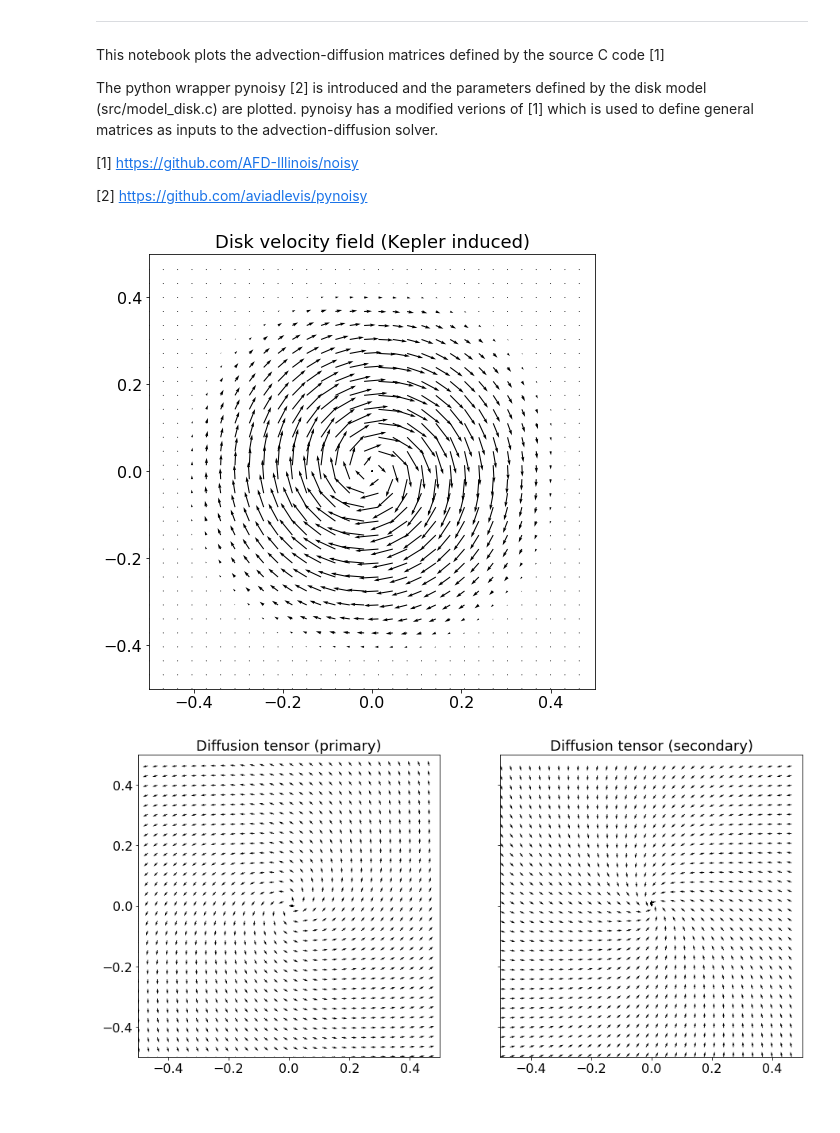
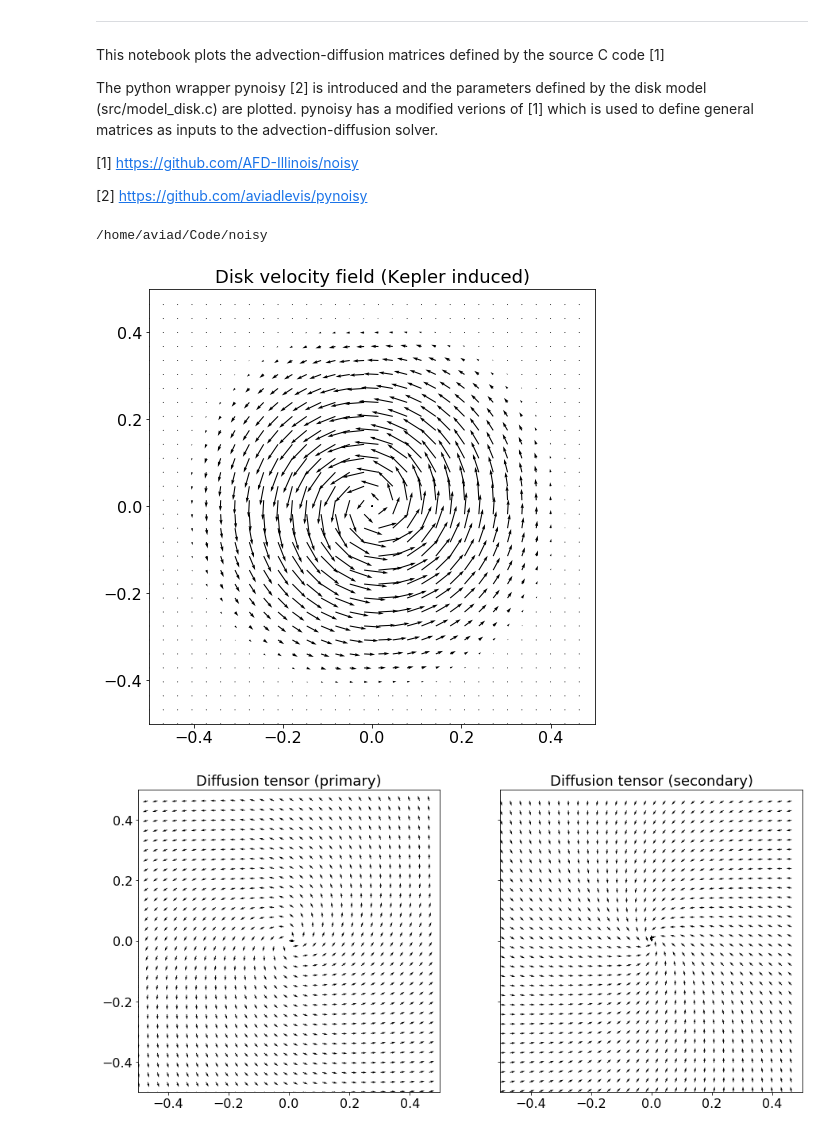
Before and after one commit to aviadlevis/pynoisy, a Jupyter notebook: notebooks/Disk Model.ipynb, the cells around one changed output. Drawn from its saved outputs; the diff is of its cells as text; code cells hidden in the pictures.

```diff
--- a/notebooks/Disk Model.ipynb
+++ b/notebooks/Disk Model.ipynb
@@ -13,18 +13,25 @@ import pynoisy
 import numpy as np
 import matplotlib.pyplot as plt
 import matplotlib
+import os
 plt.rc('xtick',labelsize=16)
 plt.rc('ytick',labelsize=16)
+
+# Change directory to pyshdom main directory
+if os.getcwd().endswith('notebooks'):
+    %cd '../'
+# %% [output]
+/home/aviad/Code/noisy
 # %%
 """
 Define a DiskAdvection object and plot the velocity vector field.
 """
-advection = pynoisy.DiskAdvection()
+advection = pynoisy.DiskAdvection(direction=pynoisy.RotationDirection.counter_clockwise)
 %matplotlib inline
 plt.figure(figsize=(8,8))
 advection.plot_velocity()
 # %% [output]
-[figure, old version]
+[figure, new version]
 # %%
 """
 Define a DiskDiffusion object and plot the principle axis of the diffusion tensor
```
Also changed, not shown: parts of 1 cell of this notebook, 3 other files.
